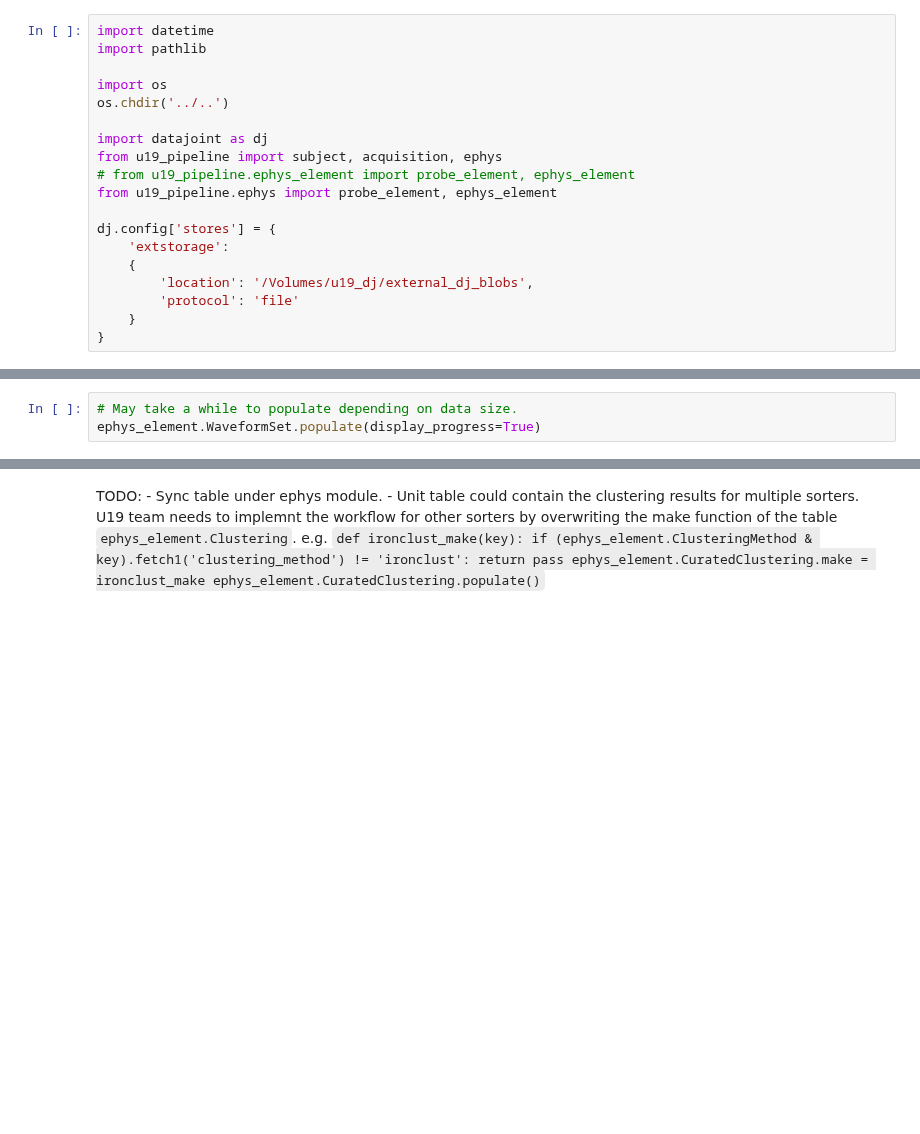
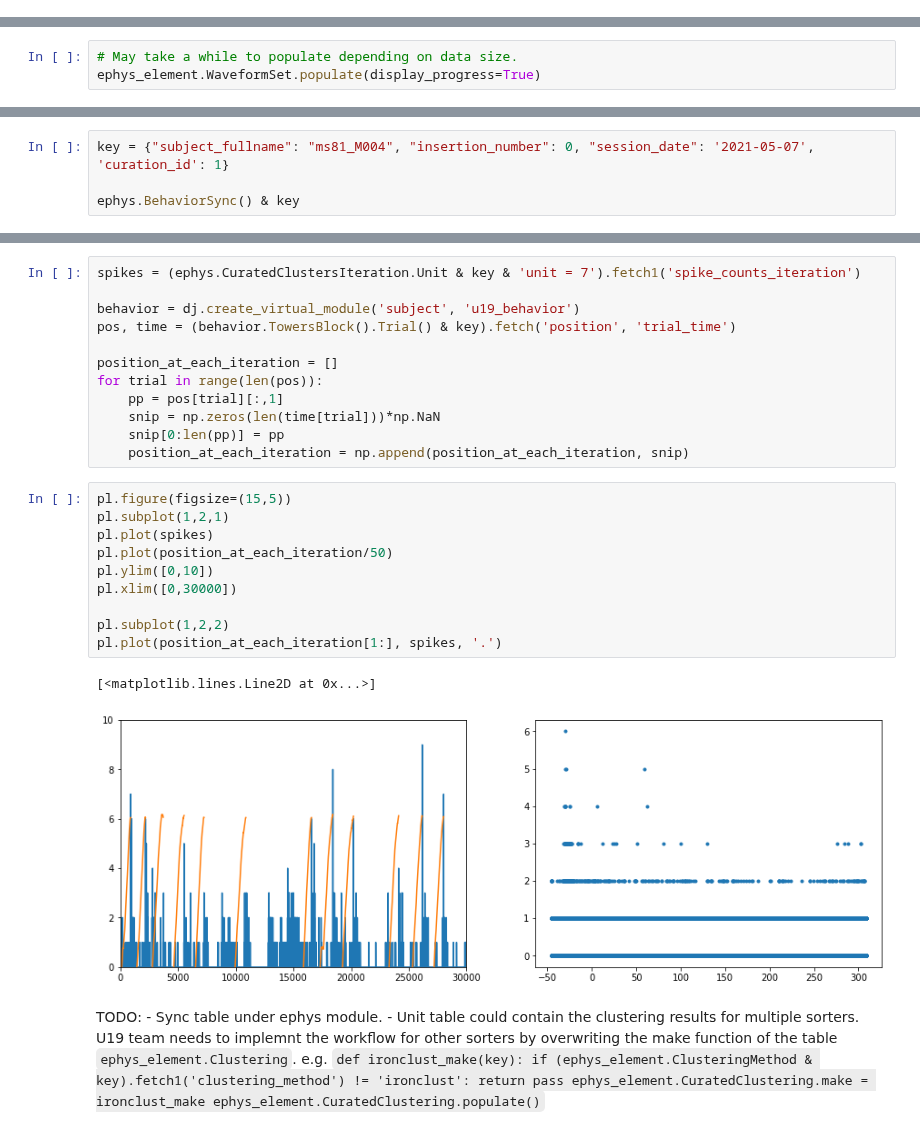
Before and after one commit to BrainCOGS/U19-pipeline-python, a Jupyter notebook: notebooks/ephys_element/02-process-ephys-workflow.ipynb, the cells around one changed output, grey strips where cells are left out. Cells and saved outputs as stored; diff of their text form; blank space fills up the shorter version.

```diff
--- a/notebooks/ephys_element/02-process-ephys-workflow.ipynb
+++ b/notebooks/ephys_element/02-process-ephys-workflow.ipynb
@@ -30,22 +30,3 @@ root_data_dir/
 
 
 Let's start by importing the relevant modules.
-# %%
-import datetime
-import pathlib
-
-import os
-os.chdir('../..')
-
-import datajoint as dj
-from u19_pipeline import subject, acquisition, ephys
-# from u19_pipeline.ephys_element import probe_element, ephys_element
-from u19_pipeline.ephys import probe_element, ephys_element
-
-dj.config['stores'] = {
-    'extstorage':
-    {
-        'location': '/Volumes/u19_dj/external_dj_blobs',
-        'protocol': 'file'
-    }
-}
@@ -397,0 +307,4 @@ ephys_element.WaveformSet.populate(display_progress=True)
+# %%
+key = {"subject_fullname": "ms81_M004", "insertion_number": 0, "session_date": '2021-05-07', 'curation_id': 1}
+
+ephys.BehaviorSync() & key
@@ -398,3 +315,28 @@ ephys_element.WaveformSet.populate(display_progress=True)
+# %%
+spikes = (ephys.CuratedClustersIteration.Unit & key & 'unit = 7').fetch1('spike_counts_iteration')
+
+behavior = dj.create_virtual_module('subject', 'u19_behavior')
+pos, time = (behavior.TowersBlock().Trial() & key).fetch('position', 'trial_time')
+
+position_at_each_iteration = []
+for trial in range(len(pos)):
+    pp = pos[trial][:,1]
+    snip = np.zeros(len(time[trial]))*np.NaN
+    snip[0:len(pp)] = pp
+    position_at_each_iteration = np.append(position_at_each_iteration, snip)
+# %%
+pl.figure(figsize=(15,5))
+pl.subplot(1,2,1)
+pl.plot(spikes)
+pl.plot(position_at_each_iteration/50)
+pl.ylim([0,10])
+pl.xlim([0,30000])
+
+pl.subplot(1,2,2)
+pl.plot(position_at_each_iteration[1:], spikes, '.')
+# %% [output]
+[<matplotlib.lines.Line2D at 0x...>]
+[figure, added]
 # %% [markdown]
 TODO:
     - Sync table under ephys module.
```
Also changed, not shown: parts of 41 cells of this notebook, 2 other files.
